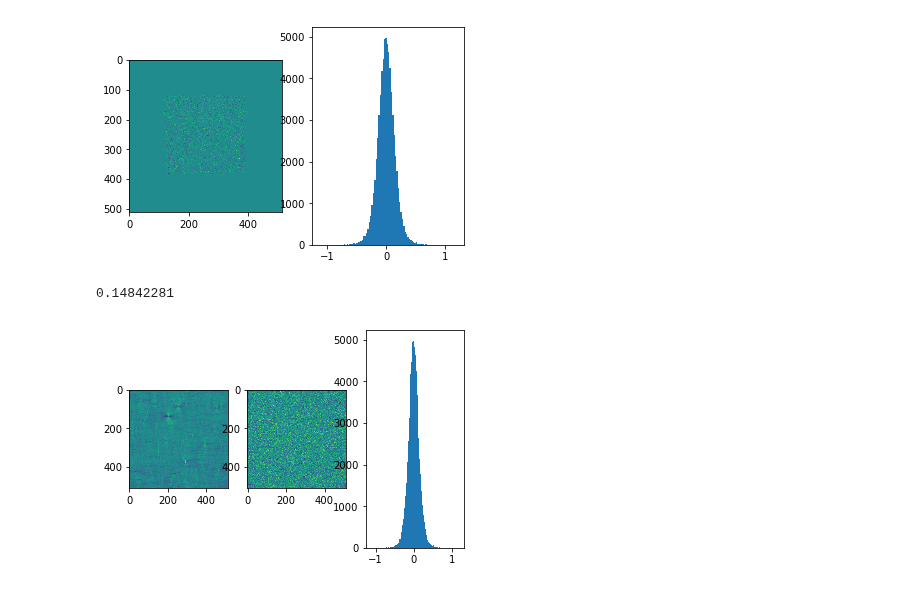
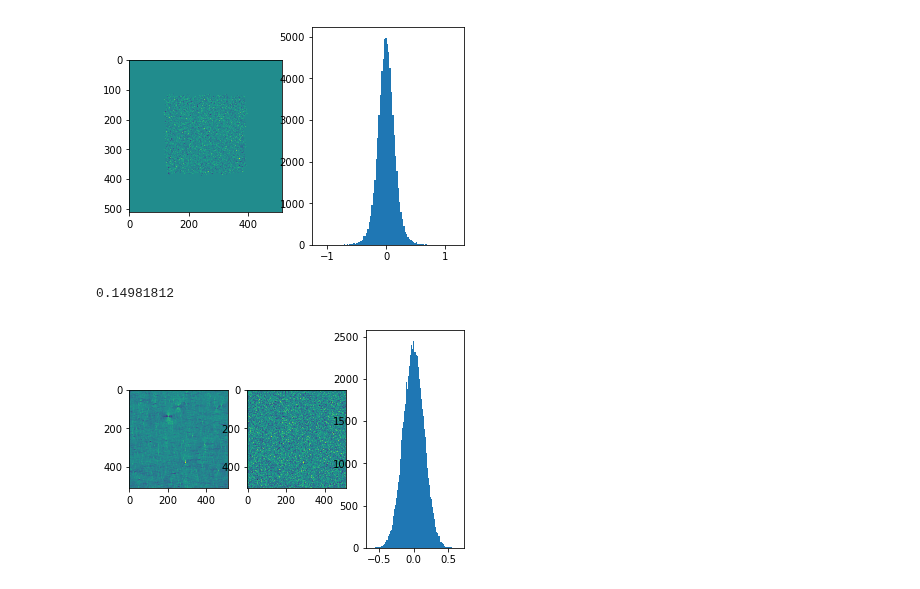
Before and after one commit to CosmoStat/jax-lensing, a Jupyter notebook: notebooks/KappaTNG_COSMOS_emulation.ipynb, the cells around one changed output. Drawn from its saved outputs; the diff is of its cells as text; code cells hidden in the pictures.

Commit message:
fix noise dist histogram

```diff
--- a/notebooks/KappaTNG_COSMOS_emulation.ipynb
+++ b/notebooks/KappaTNG_COSMOS_emulation.ipynb
@@ -103,15 +107,15 @@ g2 = e2 / (1 - k)
 # %%
 subplot(131)
 imshow(e1)
 subplot(132)
 imshow(g1 + sigma_noise*randn(512,512))
 subplot(133)
-mock_cosmo_e1 = mask*(g1 + sigma_noise*randn(512,512))
-m = cosmos_e1 == 0
-hist(cosmos_e1[~m], 100);
-print(jnp.std(cosmos_e1[~m]))
+mock_cosmos_e1 = mask*(g1 + sigma_noise*randn(512,512))
+m = mock_cosmos_e1 == 0
+hist(mock_cosmos_e1[~m], 100);
+print(jnp.std(mock_cosmos_e1[~m]))
 # %% [output]
-0.14842281
+0.14981812
-[figure, old version]
+[figure, new version]
 # %%
 # We can save for testing this map with added noise
```
Also changed, not shown: parts of 2 cells of this notebook.
